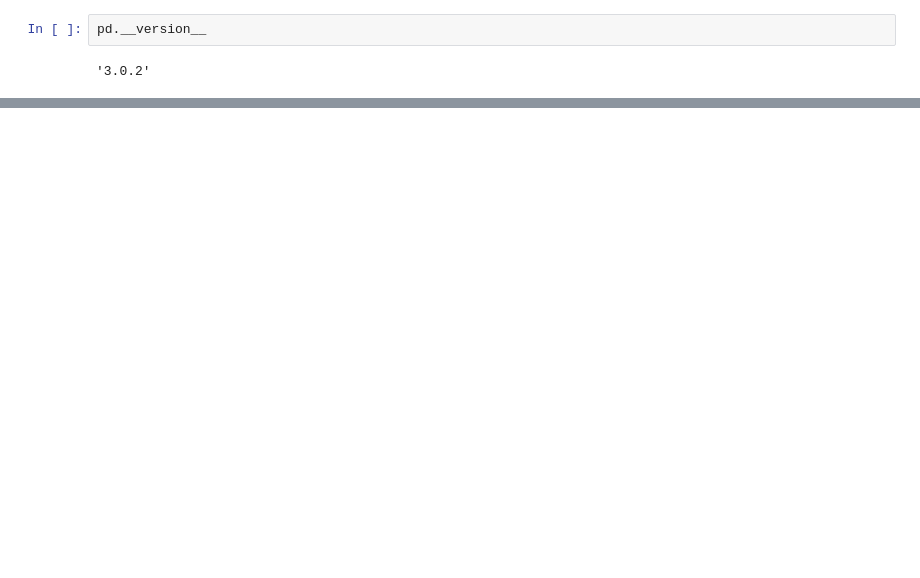
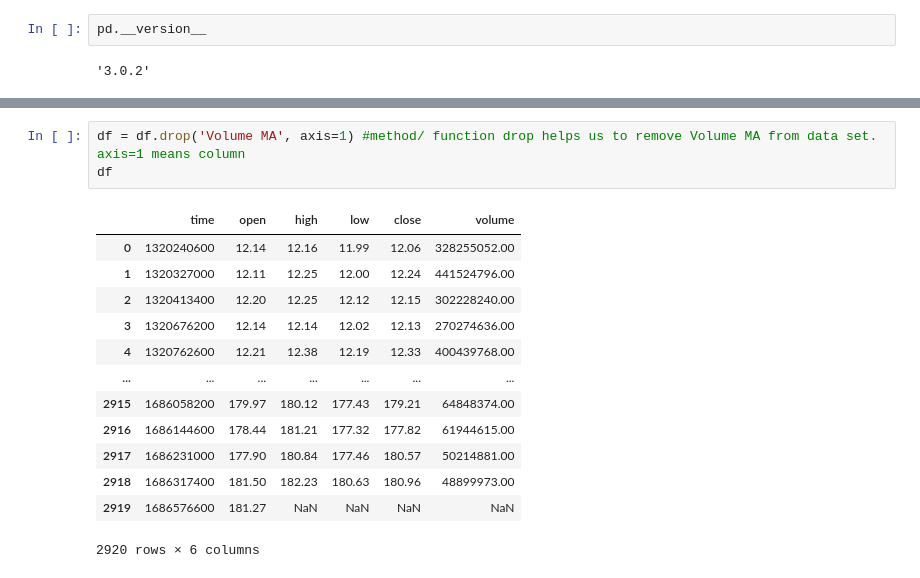
Before and after one commit to grazulisedgars/Python, a Jupyter notebook: chapter5.ipynb, the cells around one changed output, grey strips where cells are left out. Saved outputs shown, nothing was run; the diff lists cells and outputs as text; blank space fills up the shorter version.

Commit message:
Learning Pandas, working with data sets

```diff
--- a/chapter5.ipynb
+++ b/chapter5.ipynb
@@ -39,0 +96,17 @@ Name: volume, dtype: int64
+# %%
+df = df.drop('Volume MA', axis=1) #method/ function drop helps us to remove Volume MA from data set. axis=1 means column
+df
+# %% [output]
+|  | time | open | high | low | close | volume |
+| 0 | 1320240600 | 12.14 | 12.16 | 11.99 | 12.06 | 328255052.00 |
+| 1 | 1320327000 | 12.11 | 12.25 | 12.00 | 12.24 | 441524796.00 |
+| 2 | 1320413400 | 12.20 | 12.25 | 12.12 | 12.15 | 302228240.00 |
+| 3 | 1320676200 | 12.14 | 12.14 | 12.02 | 12.13 | 270274636.00 |
+| 4 | 1320762600 | 12.21 | 12.38 | 12.19 | 12.33 | 400439768.00 |
+| ... | ... | ... | ... | ... | ... | ... |
+| 2915 | 1686058200 | 179.97 | 180.12 | 177.43 | 179.21 | 64848374.00 |
+| 2916 | 1686144600 | 178.44 | 181.21 | 177.32 | 177.82 | 61944615.00 |
+| 2917 | 1686231000 | 177.90 | 180.84 | 177.46 | 180.57 | 50214881.00 |
+| 2918 | 1686317400 | 181.50 | 182.23 | 180.63 | 180.96 | 48899973.00 |
+| 2919 | 1686576600 | 181.27 | NaN | NaN | NaN | NaN |
+2920 rows × 6 columns
```
Also changed, not shown: parts of 17 cells of this notebook, 1 other file.
